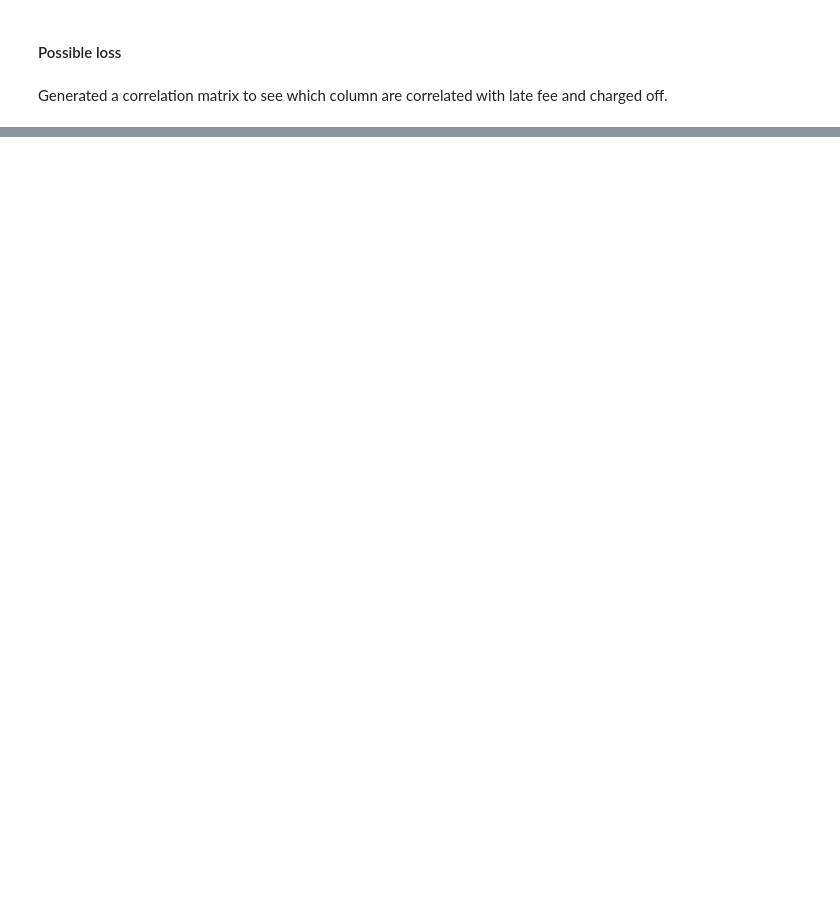
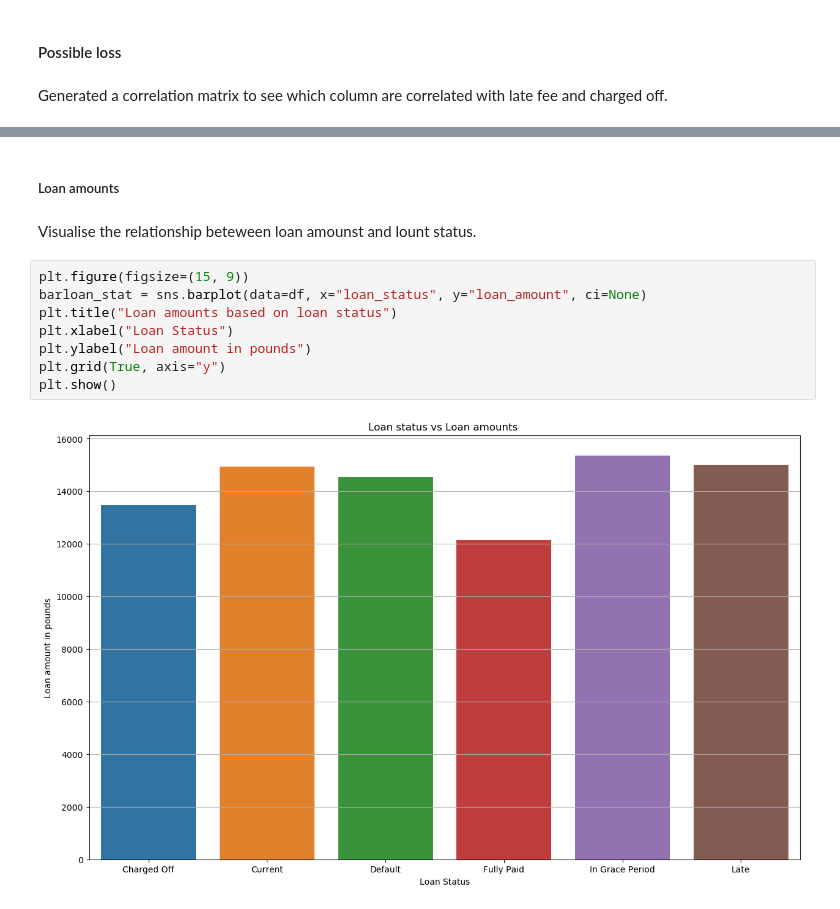
Before and after one commit to ChristianDaza/EDA_finance, a Jupyter notebook: SRC/Analysis.ipynb, the cells around one changed output, grey strips where cells are left out. Drawn from its saved outputs; the diff is of its cells as text; blank space fills up the shorter version.

```diff
--- a/SRC/Analysis.ipynb
+++ b/SRC/Analysis.ipynb
@@ -361,0 +355,14 @@ sns.scatterplot(x="loan_amount",
+# %% [markdown]
+##### Loan amounts
+# %% [markdown]
+Visualise the relationship beteween loan amounst and lount status.
+# %%
+plt.figure(figsize=(15, 9))
+barloan_stat = sns.barplot(data=df, x="loan_status", y="loan_amount", ci=None)
+plt.title("Loan amounts based on loan status")
+plt.xlabel("Loan Status")
+plt.ylabel("Loan amount in pounds")
+plt.grid(True, axis="y")
+plt.show()
+# %% [output]
+[figure, added]
```
Also changed, not shown: parts of 35 cells of this notebook.
